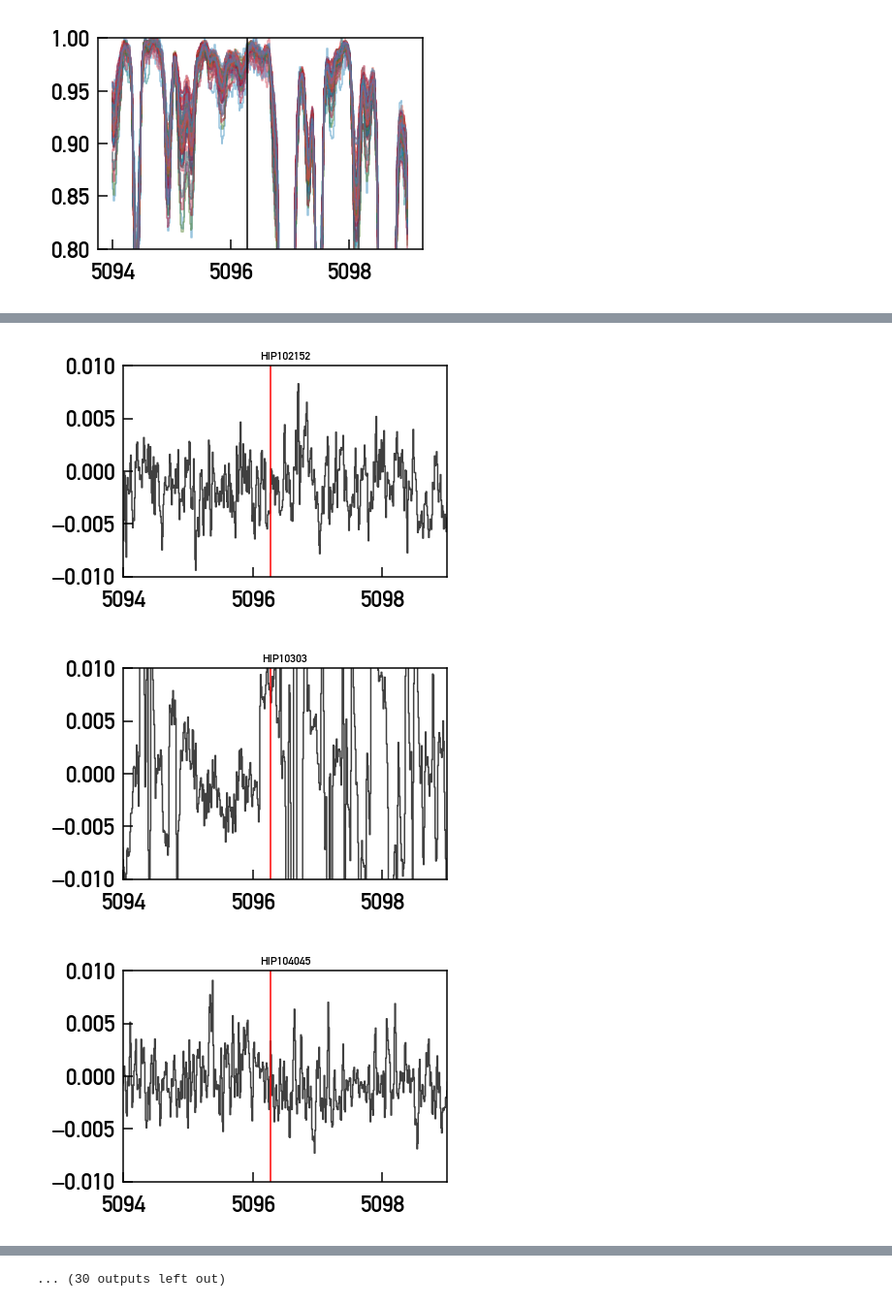
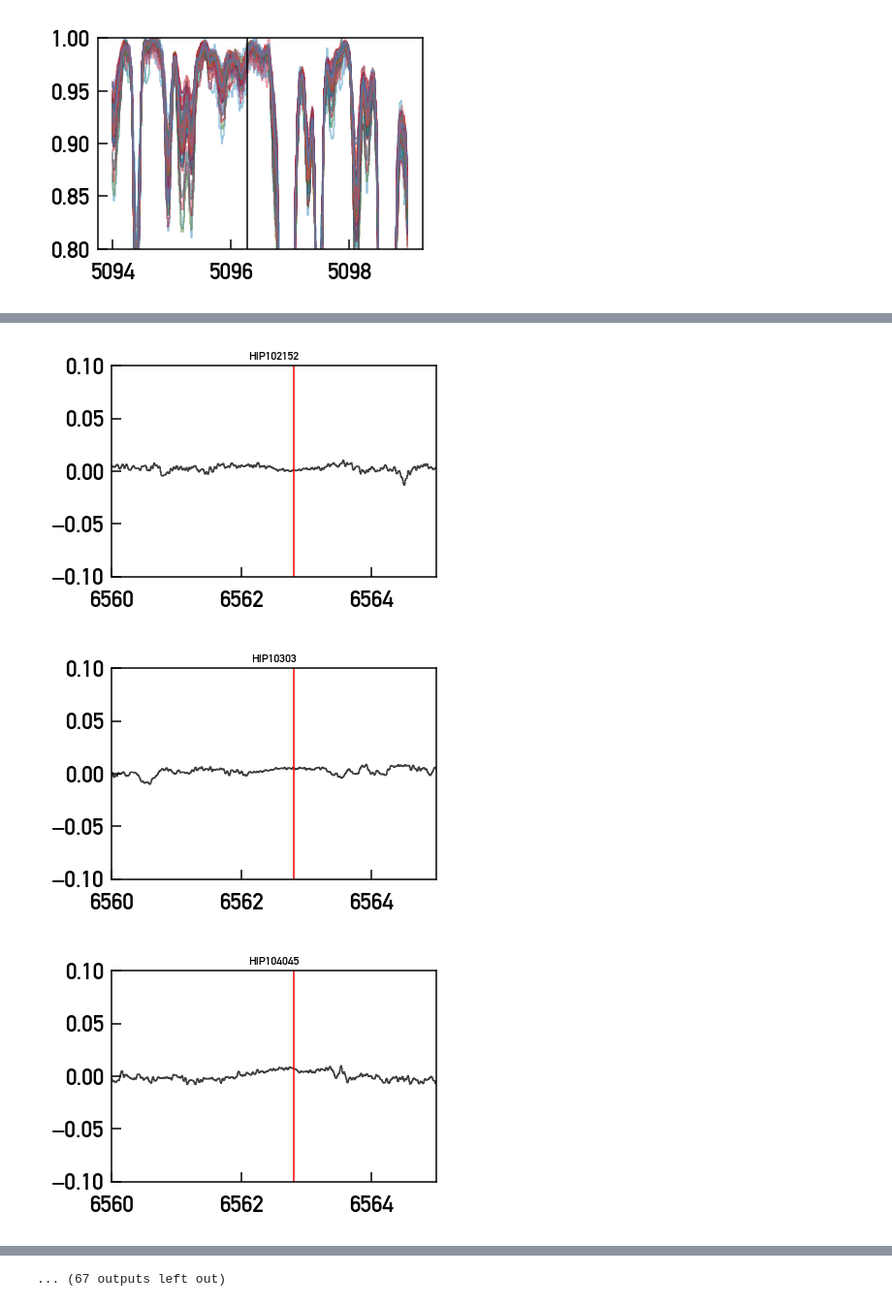
Before and after one commit to megbedell/silver-robot, a Jupyter notebook: notebooks/aliens.ipynb, the cells around one changed output, grey strips where cells are left out. Shown at 97% size. Drawn from its saved outputs; the diff is of its cells as text; code cells hidden in the pictures.

```diff
--- a/notebooks/aliens.ipynb
+++ b/notebooks/aliens.ipynb
@@ -20,6 +21,7 @@ N = len(star_names)
 One example of a potential Tc line:
 # %%
 Tc_line = 5096.280
+Ha_line = 6562.8
 inds = (waves > 5094.) & (waves < 5099.)
 for i in range(N):
     plt.step(waves[inds], fluxs[i,inds], alpha=0.5)
@@ -60,12 +64,13 @@ def fit_one_spectrum(thisn, hyper = 0.1):
 # %%
-xlim = (5094, 5099)
+xlim = (6560, 6565)
 for n in range(N):
     y_predicted = fit_one_spectrum(n)
     plt.clf()
     plt.step(waves, fluxs[n] - y_predicted, color="k", alpha=0.75)
     plt.axvline(Tc_line, color="r")
+    plt.axvline(Ha_line, color="r")
     plt.xlim(xlim)
-    plt.ylim(-0.01, 0.01)
+    plt.ylim(-0.1, 0.1)
     plt.title(star_names[n])
     plt.show()
 # %% [output]
@@ -75,3 +80,3 @@ for n in range(N):
-[figure, old version]
+[figure, new version]
-[figure, old version]
+[figure, new version]
-[figure, old version]
+[figure, new version]
@@ -84 +89 @@ for n in range(N):
-... (30 outputs left out)
+... (67 outputs left out)
```
Also changed, not shown: parts of 3 cells of this notebook.
